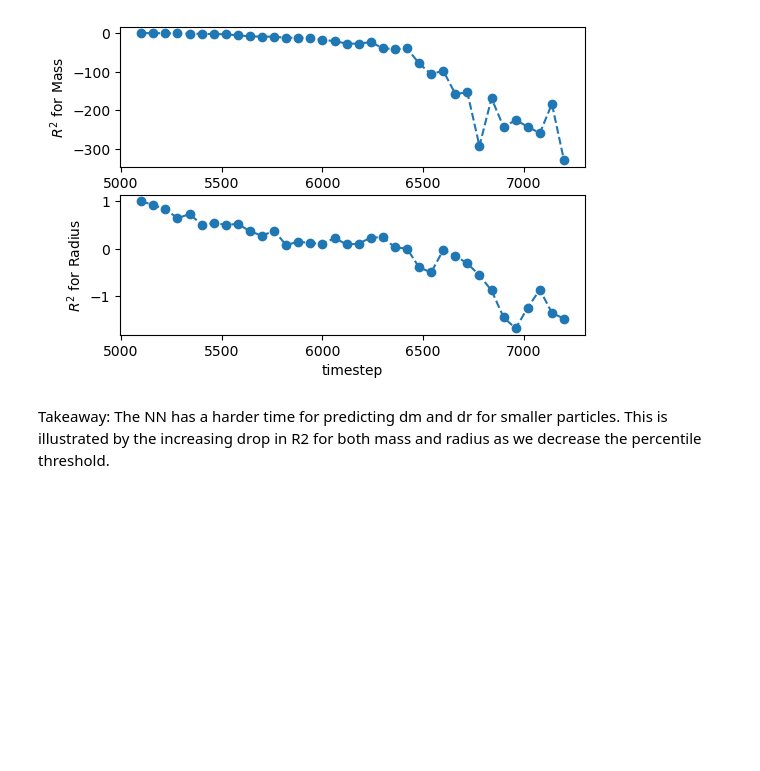
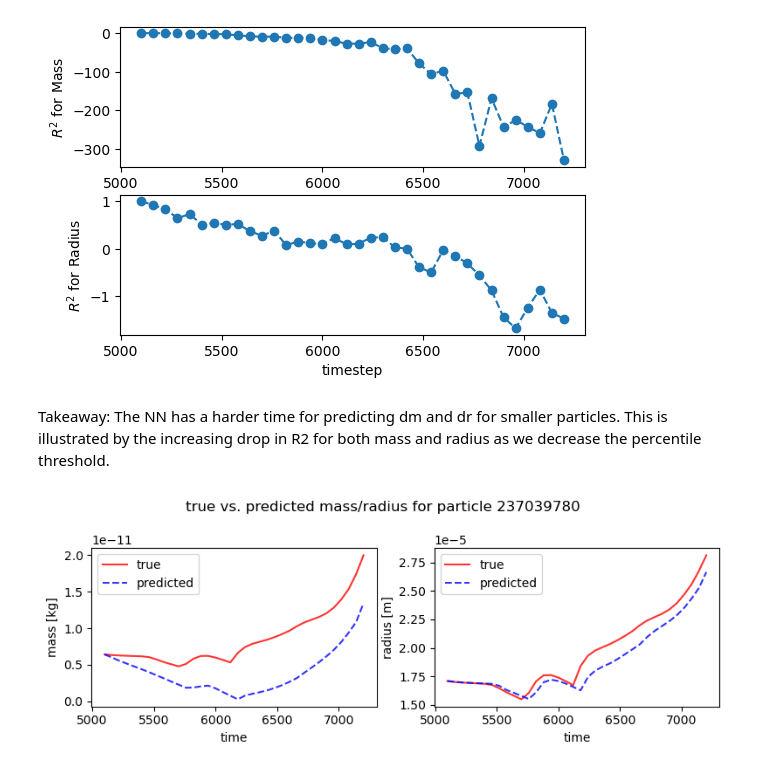
Before and after one commit to josephko91/ice-mp-su24, a Jupyter notebook: ml_examples/multistep_rollout_test.ipynb, the cells around one changed output. Drawn from its saved outputs; the diff is of its cells as text; code cells hidden in the pictures; blank space fills up the shorter version.

Commit message:
add true vs predicted line plots

```diff
--- a/ml_examples/multistep_rollout_test.ipynb
+++ b/ml_examples/multistep_rollout_test.ipynb
@@ -407,3 +407,28 @@ ax2.set_ylabel('$R^2$ for Radius');
 [figure]
 # %% [markdown]
 Takeaway: The NN has a harder time for predicting dm and dr for smaller particles. This is illustrated by the increasing drop in R2 for both mass and radius as we decrease the percentile threshold.
+# %%
+# save results
+results_df = pd.concat(results)
+savepath = 'multi_rollout_results.csv'
+results_df.to_csv(savepath, index=False)
+# %%
+random_id = np.random.choice(results_df['id'].unique()) # get random sample from unique IDs
+sample_df = results_df[results_df['id'] == random_id]
+fig, (ax1, ax2) = plt.subplots(1, 2, figsize=(8, 3))
+# plot for mass
+sample_df.plot.line('time', 'mass_true', ax=ax1, linestyle='-', color='red', alpha=0.8)
+sample_df.plot.line('time', 'mass_pred', ax=ax1, linestyle='--', color='blue', alpha=0.8)
+# plot for radius
+sample_df.plot.line('time', 'rad_true', ax=ax2, linestyle='-', color='red', alpha=0.8)
+sample_df.plot.line('time', 'rad_pred', ax=ax2, linestyle='--', color='blue', alpha=0.8)
+# set labels
+ax1.set_ylabel('mass [kg]')
+ax2.set_ylabel('radius [m]')
+ax1.legend(['true', 'predicted'])
+ax2.legend(['true', 'predicted'])
+# other formatting stuff
+fig.suptitle(f'true vs. predicted mass/radius for particle {random_id}')
+fig.tight_layout()
+# %% [output]
+[figure, added]
```
